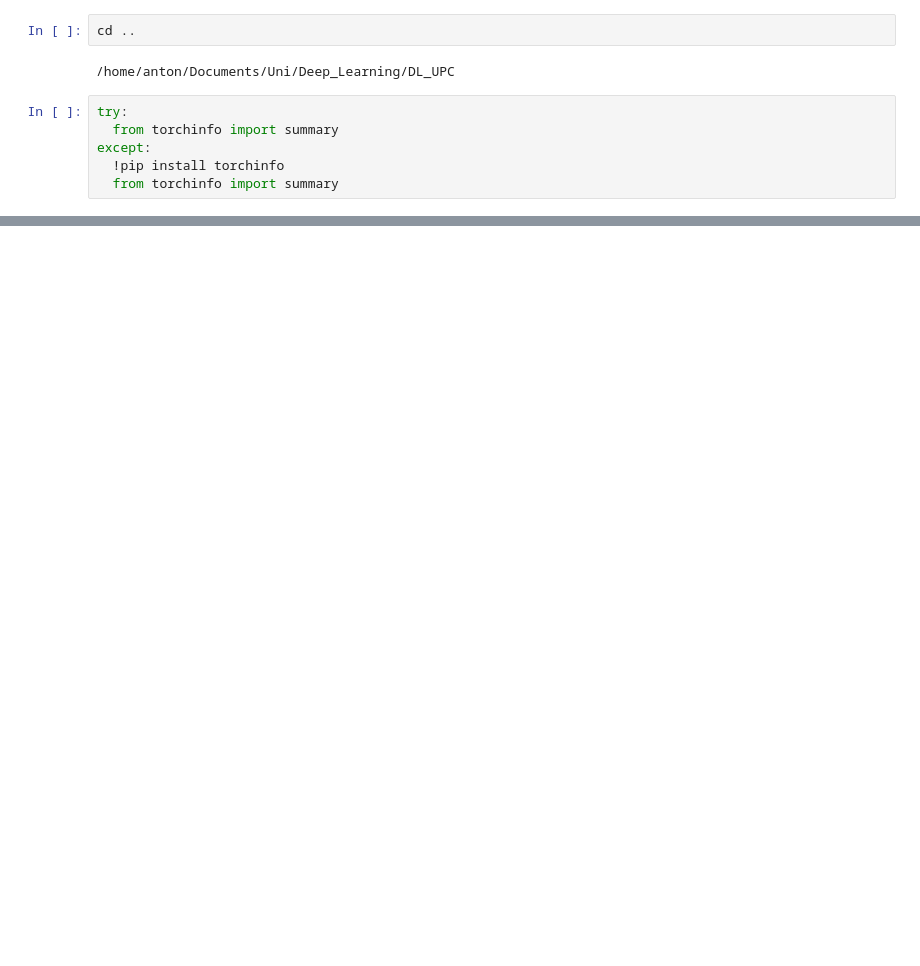
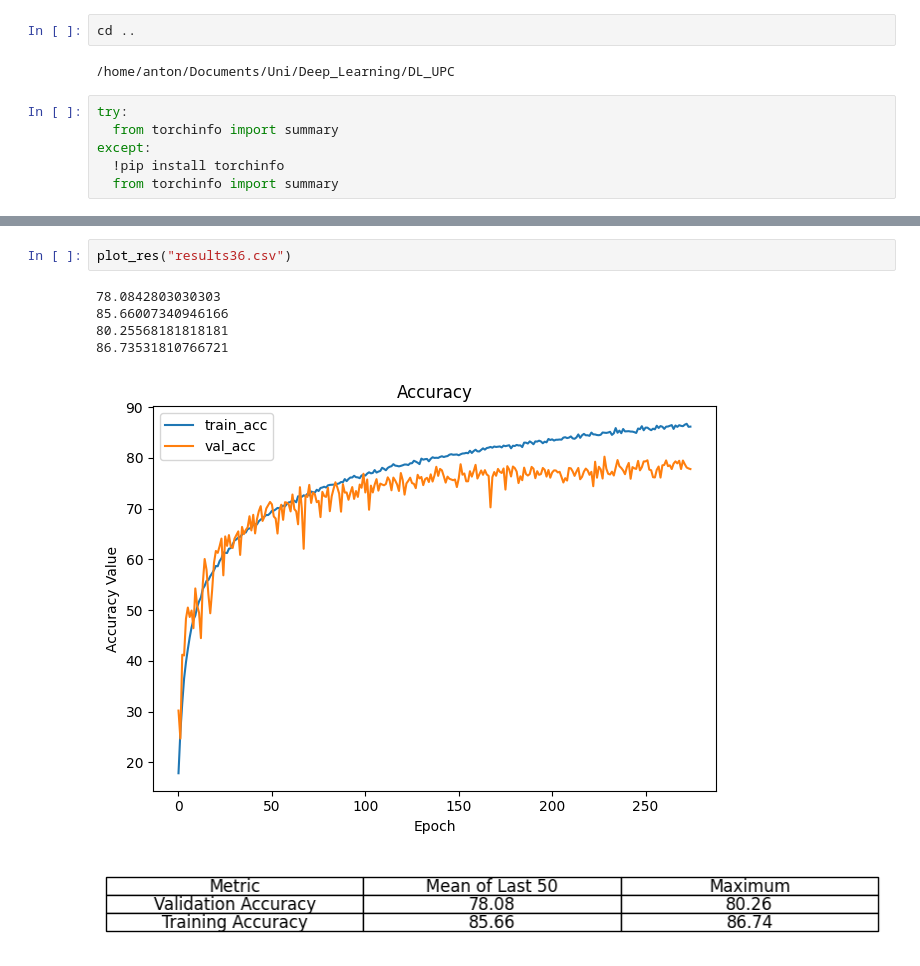
Before and after one commit to Anton123567/DL_UPC, a Jupyter notebook: results_all/Untitled1.ipynb, the cells around one changed output, grey strips where cells are left out. Drawn from its saved outputs; the diff is of its cells as text; blank space fills up the shorter version.

```diff
--- a/results_all/Untitled1.ipynb
+++ b/results_all/Untitled1.ipynb
@@ -80,0 +122,9 @@ Estimated Total Size (MB): 23.45
+# %%
+plot_res("results36.csv")
+# %% [output]
+78.0842803030303
+85.66007340946166
+80.25568181818181
+86.73531810766721
+[figure, added]
+[figure, added]
```
Also changed, not shown: parts of 7 cells of this notebook.
